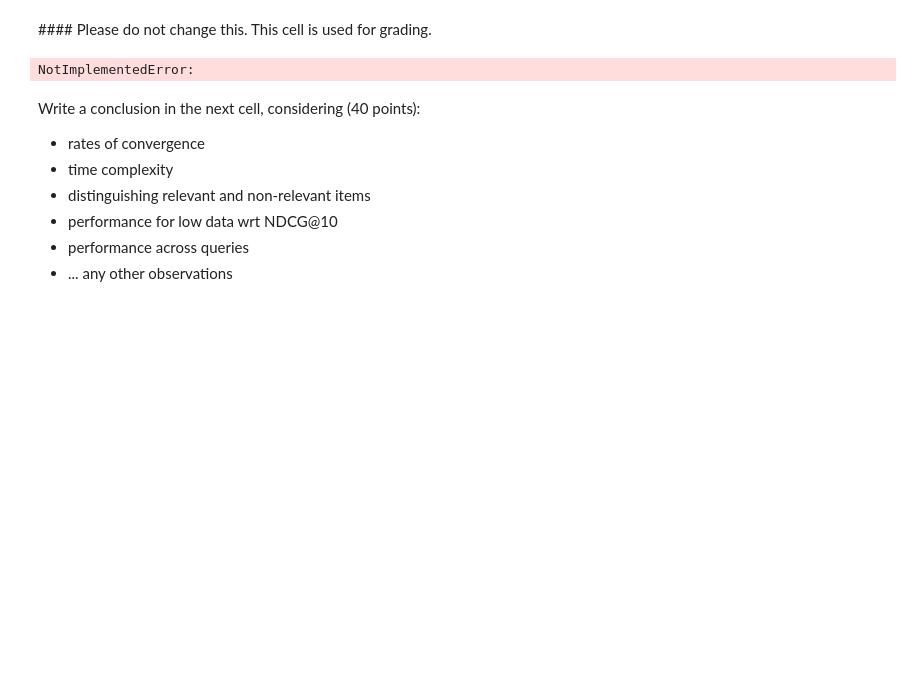
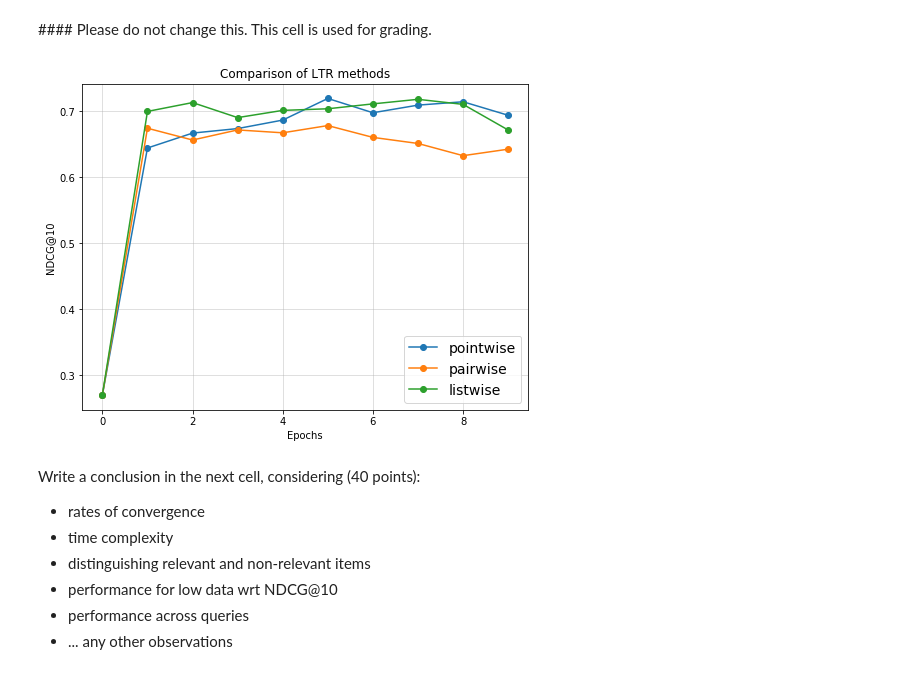
Before and after one commit to bpiyush/IR1Labs, a Jupyter notebook: lab2/hw2/hw2-piyush.ipynb, the cells around one changed output. Cells and saved outputs as stored; diff of their text form; code cells hidden in the pictures; blank space fills up the shorter version.

```diff
--- a/lab2/hw2/hw2-piyush.ipynb
+++ b/lab2/hw2/hw2-piyush.ipynb
@@ -969,7 +1008,7 @@ For NDCG@10 use `evaluate.ndcg10(scores.detach().numpy(), y.detach().numpy())` f
 # TODO: Implement this! (15 points)
 
 
-def plot_ndcg10(batches, loss_function):
+def plot_ndcg10(batches, loss_function, ax=None):
     seed(420)
     net = NeuralModule()
     optimizer = Adam(net.parameters(), lr=0.005)
@@ -981,25 +1020,41 @@ def plot_ndcg10(batches, loss_function):
 
     ndcg = []
 
-    # YOUR CODE HERE
-    raise NotImplementedError()
+    for i in tqdm(range(10)):
+        batch_ncdg = []
+        for x, y in test_batchs:
+            scores = net(x)[:,0]
+            batch_ncdg.append( evaluate.ndcg10(scores.detach().numpy(), y.detach().numpy()) )
 
-#     plt.figure()
-    plt.plot(np.arange(len(ndcg)), ndcg, label=loss_function)
-    plt.legend()
+        for x, y in train_batchs:
+            train_fn(net, x, y, loss_fn, optimizer)
+
+        ndcg.append( np.mean(batch_ncdg) )
+
+    # plt.suptitle(loss_function)
+    ax.plot(np.arange(len(ndcg)), ndcg, "-o", label=loss_function,)
 # %%
 # Please do not change this. This cell is used for grading.
 # %% [markdown]
 \#### Please do not change this. This cell is used for grading.
-# %%
-
-plot_ndcg10(batches, 'pointwise')
-
-plot_ndcg10(batches, 'pairwise')
-
-plot_ndcg10(batches, 'listwise')
-# %% [output]
-NotImplementedError:
+# %%
+fig, ax = plt.subplots(1, 1, figsize=(8, 6))
+ax.grid(alpha=0.5)
+ax.set_xlabel("Epochs")
+ax.set_ylabel("NDCG@10")
+ax.set_title("Comparison of LTR methods")
+
+
+plot_ndcg10(batches, 'pointwise', ax)
+
+plot_ndcg10(batches, 'pairwise', ax)
+
+plot_ndcg10(batches, 'listwise', ax)
+
+ax.legend(fontsize=14)
+plt.show()
+# %% [output]
+[figure, added]
 # %% [markdown]
 Write a conclusion in the next cell, considering (40 points):
 - rates of convergence
```
Also changed, not shown: parts of 19 cells of this notebook.
